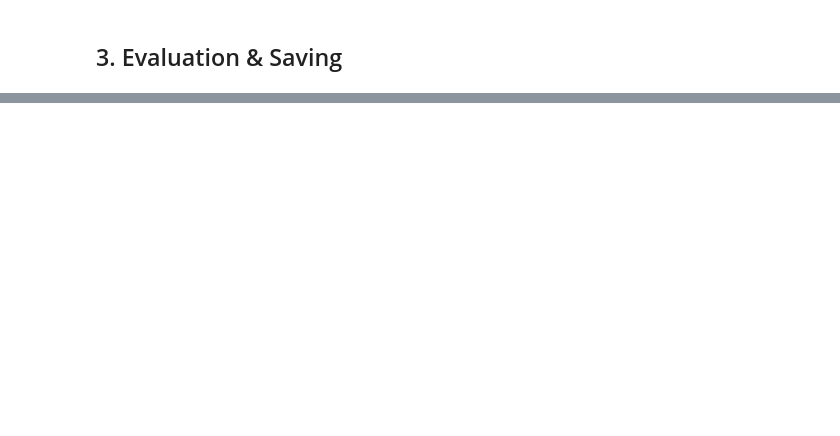
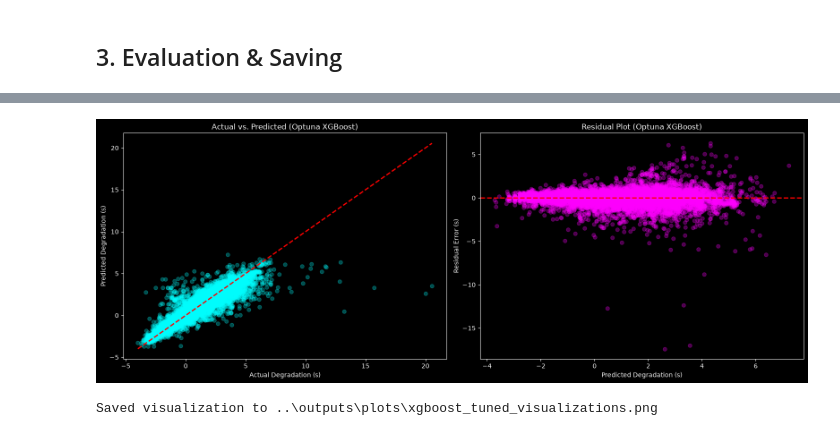
Before and after one commit to roshith-prakash/F1-SIS-Capstone-Project, a Jupyter notebook: notebooks/08_xgboost_tuning.ipynb, the cells around one changed output, grey strips where cells are left out. Saved outputs shown, nothing was run; the diff lists cells and outputs as text; code cells hidden in the pictures; blank space fills up the shorter version.

```diff
--- a/notebooks/08_xgboost_tuning.ipynb
+++ b/notebooks/08_xgboost_tuning.ipynb
@@ -165,0 +170,34 @@ Saved optimized model to ..\outputs\xgboost_optimized.json
+# %%
+import matplotlib.pyplot as plt
+import seaborn as sns
+
+plt.style.use('dark_background')
+sns.set_palette("husl")
+
+fig, axes = plt.subplots(1, 2, figsize=(16, 6))
+
+# 1. Actual vs Predicted (Test Set)
+axes[0].scatter(y_test, test_preds, alpha=0.3, color='cyan')
+axes[0].plot([y_test.min(), y_test.max()], [y_test.min(), y_test.max()], 'r--', lw=2)
+axes[0].set_xlabel('Actual Degradation (s)')
+axes[0].set_ylabel('Predicted Degradation (s)')
+axes[0].set_title('Actual vs. Predicted (Optuna XGBoost)')
+
+# 2. Residual Plot (Test Set)
+residuals = test_preds - y_test
+axes[1].scatter(test_preds, residuals, alpha=0.3, color='magenta')
+axes[1].axhline(0, color='r', linestyle='--', lw=2)
+axes[1].set_xlabel('Predicted Degradation (s)')
+axes[1].set_ylabel('Residual Error (s)')
+axes[1].set_title('Residual Plot (Optuna XGBoost)')
+
+plt.tight_layout()
+plt.show()
+
+# Save the plots
+os.makedirs(os.path.join(OUTPUT_DIR, "plots"), exist_ok=True)
+fig.savefig(os.path.join(OUTPUT_DIR, "plots", "xgboost_tuned_visualizations.png"), bbox_inches='tight', dpi=300)
+print(f"Saved visualization to {os.path.join(OUTPUT_DIR, 'plots', 'xgboost_tuned_visualizations.png')}")
+# %% [output]
+[figure, added]
+Saved visualization to ..\outputs\plots\xgboost_tuned_visualizations.png
```
Also changed, not shown: parts of 4 cells of this notebook, 18 other files.
